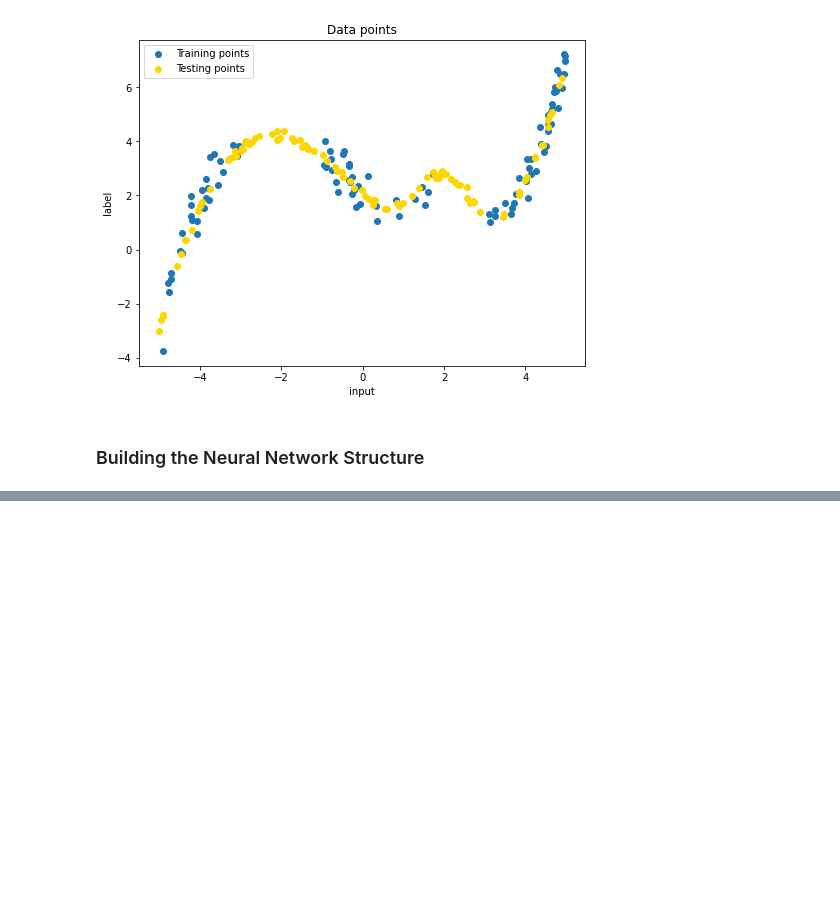
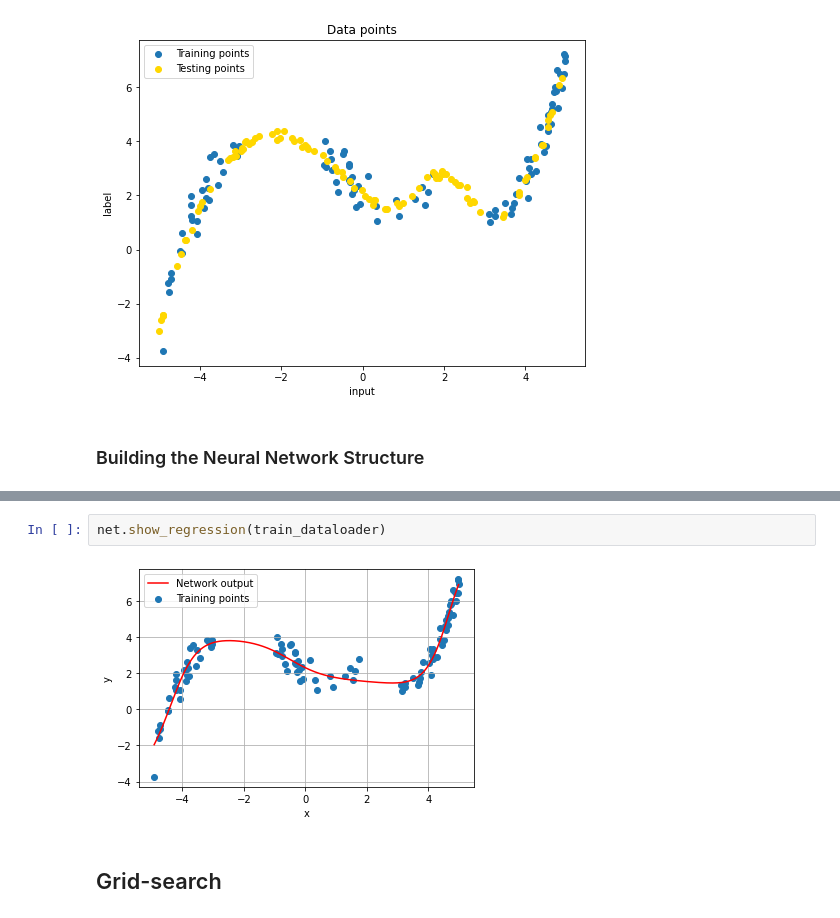
Before and after one commit to SaverioMonaco/NN-DeepLearning-Projects, a Jupyter notebook: 1. Supervised Deep Learning/Monaco-HW1.ipynb, the cells around one changed output, grey strips where cells are left out. Saved outputs shown, nothing was run; the diff lists cells and outputs as text; blank space fills up the shorter version.

Commit message:
working regression HW1, needs some text

```diff
--- a/1. Supervised Deep Learning/Monaco-HW1.ipynb
+++ b/1. Supervised Deep Learning/Monaco-HW1.ipynb
@@ -140,0 +305,6 @@ Net(
+# %%
+net.show_regression(train_dataloader)
+# %% [output]
+[figure, added]
+# %% [markdown]
+## Grid-search
```
Also changed, not shown: parts of 24 cells of this notebook, 8 other files.
